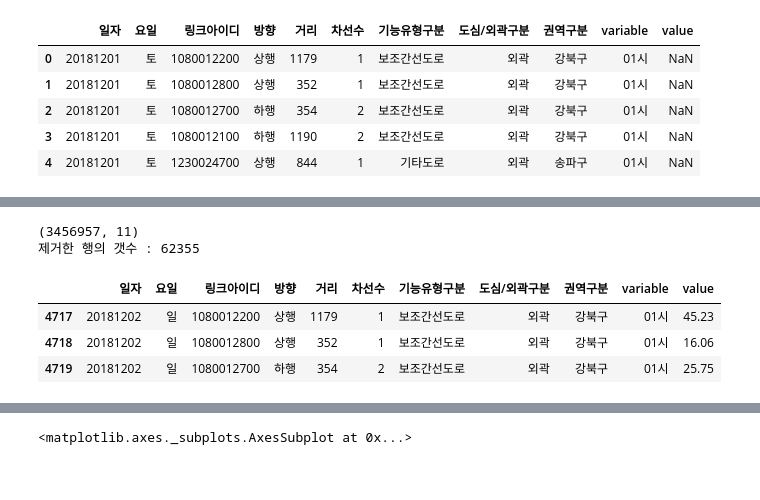
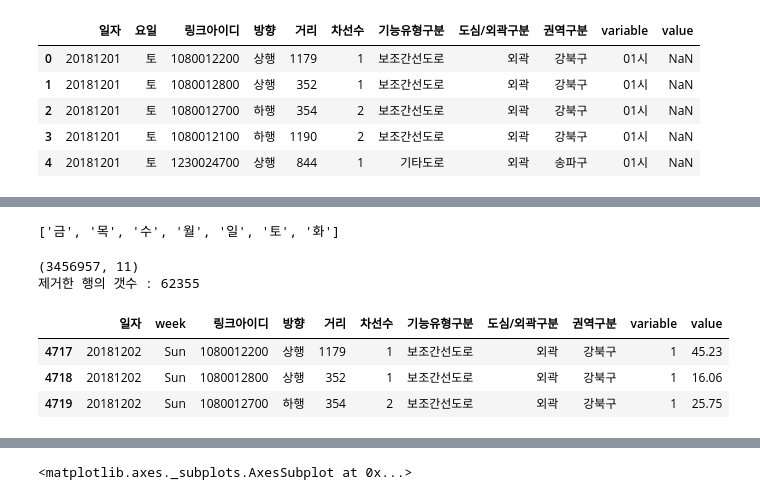
Before and after one commit to miniii222/Datamining_project, a Jupyter notebook: traffic/EDA.ipynb, the cells around one changed output, grey strips where cells are left out. Saved outputs shown, nothing was run; the diff lists cells and outputs as text; code cells hidden in the pictures.

```diff
--- a/traffic/EDA.ipynb
+++ b/traffic/EDA.ipynb
@@ -61,15 +67,22 @@ car12.isnull().sum()
 23시         127
 24시         355
 dtype: int64
+# %%
+list(np.unique(car_drop_na['요일']))
+# %% [output]
+['금', '목', '수', '월', '일', '토', '화']
 # %%
 car_drop_na = car.dropna(axis=0)
+car_drop_na = car_drop_na.rename(columns = {'요일': 'week'})
+car_drop_na['week'] = car_drop_na['week'].replace(list(np.unique(car_drop_na['week'])),['Fri','Thu','Wed','Mon','Sun','Sat','Tue'])
+car_drop_na['variable'] = car_drop_na['variable'].apply(lambda x :int(x.replace('시',"")) )
 print(car_drop_na.shape)
 print('제거한 행의 갯수 :',car.shape[0]-car_drop_na.shape[0]) #6만개
 car_drop_na.head(3)
 # %% [output]
 (3456957, 11)
 제거한 행의 갯수 : 62355
-|  | 일자 | 요일 | 링크아이디 | 방향 | 거리 | 차선수 | 기능유형구분 | 도심/외곽구분 | 권역구분 | variable | value |
-| 4717 | 20181202 | 일 | 1080012200 | 상행 | 1179 | 1 | 보조간선도로 | 외곽 | 강북구 | 01시 | 45.23 |
-| 4718 | 20181202 | 일 | 1080012800 | 상행 | 352 | 1 | 보조간선도로 | 외곽 | 강북구 | 01시 | 16.06 |
-| 4719 | 20181202 | 일 | 1080012700 | 하행 | 354 | 2 | 보조간선도로 | 외곽 | 강북구 | 01시 | 25.75 |
+|  | 일자 | week | 링크아이디 | 방향 | 거리 | 차선수 | 기능유형구분 | 도심/외곽구분 | 권역구분 | variable | value |
+| 4717 | 20181202 | Sun | 1080012200 | 상행 | 1179 | 1 | 보조간선도로 | 외곽 | 강북구 | 1 | 45.23 |
+| 4718 | 20181202 | Sun | 1080012800 | 상행 | 352 | 1 | 보조간선도로 | 외곽 | 강북구 | 1 | 16.06 |
+| 4719 | 20181202 | Sun | 1080012700 | 하행 | 354 | 2 | 보조간선도로 | 외곽 | 강북구 | 1 | 25.75 |
```
Also changed, not shown: parts of 17 cells of this notebook.
